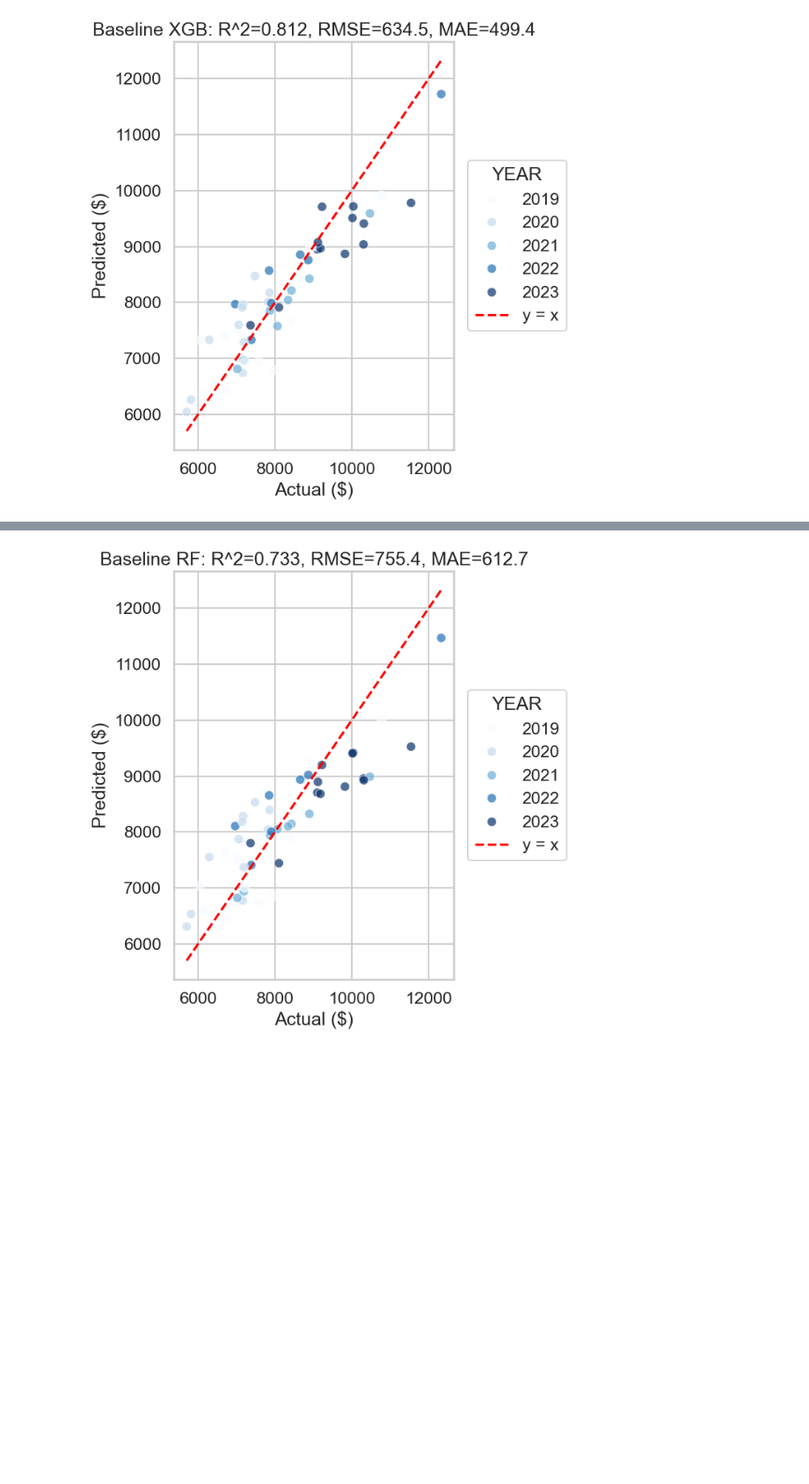
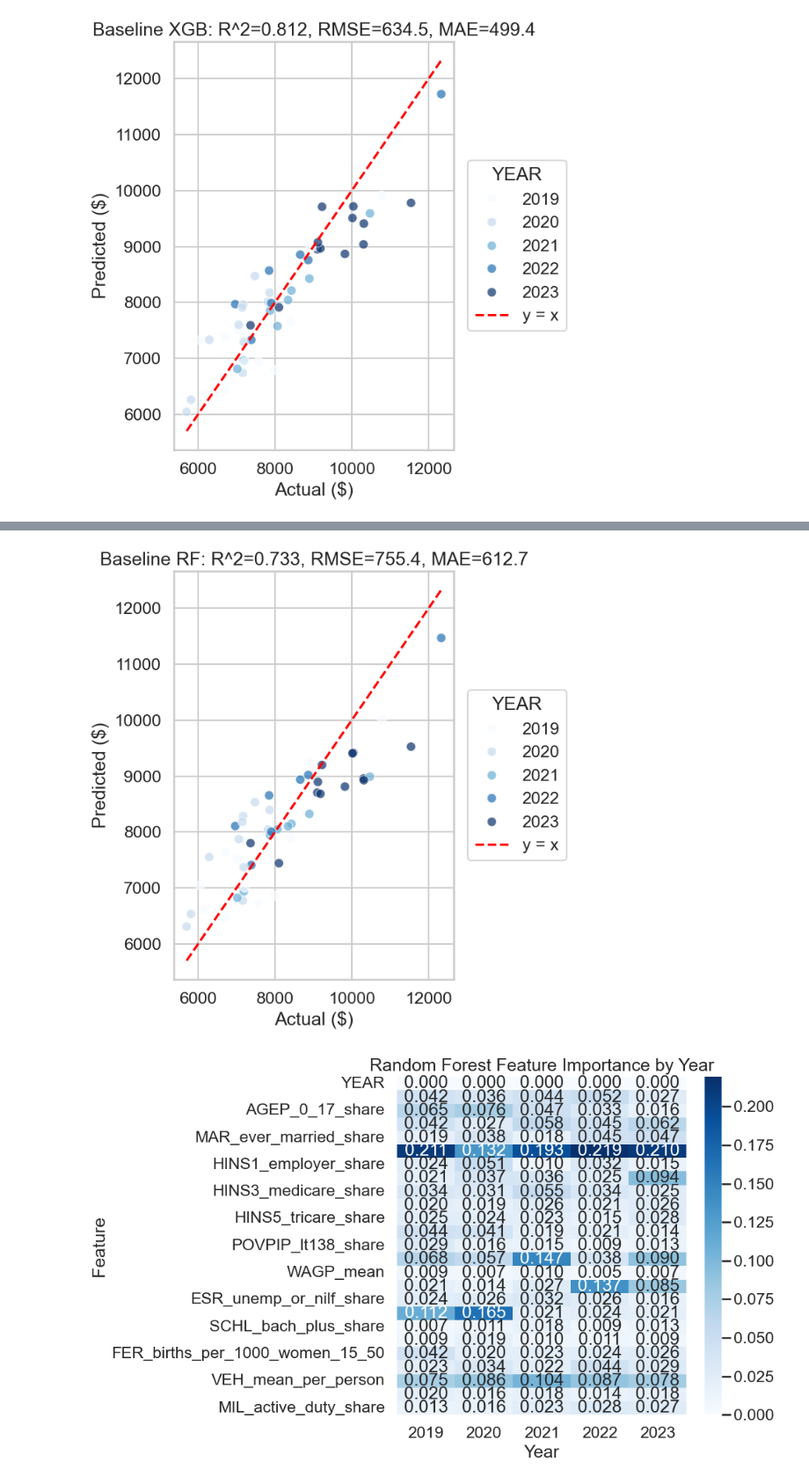
Before and after one commit to SaiShanmukEswarK/Project, a Jupyter notebook: ml_panel.ipynb, the cells around one changed output, grey strips where cells are left out. Shown at 88% size. Cells and saved outputs as stored; diff of their text form; code cells hidden in the pictures; blank space fills up the shorter version.

Commit message:
nice plots

```diff
--- a/ml_panel.ipynb
+++ b/ml_panel.ipynb
@@ -364,21 +337,88 @@ else:
 # %%
+
+# Baseline RF eval plot + per-year feature-importance heatmap
+import seaborn as sns
+import matplotlib.pyplot as plt
+import pandas as pd
+from sklearn.ensemble import RandomForestRegressor
+
+try:
+    from sklearn.metrics import root_mean_squared_error
+except ImportError:  # fallback for older sklearn versions
+    from sklearn.metrics import mean_squared_error
+    def root_mean_squared_error(y_true, y_pred):
+        return mean_squared_error(y_true, y_pred, squared=False)
+from sklearn.metrics import mean_absolute_error, r2_score
+
 sns.set_theme(style="whitegrid", context="talk")
 
-rmse = root_mean_squared_error(y_test, y_pred)
-mae = mean_absolute_error(y_test, y_pred)
-r2 = r2_score(y_test, y_pred)
+# Scatter + metrics (guarded)
+missing = [name for name in ['y_test', 'y_pred', 'X_test'] if name not in globals()]
+if missing:
+    print(f"Skipping scatter/metrics; missing variables: {', '.join(missing)}")
+else:
+    rmse = root_mean_squared_error(y_test, y_pred)
+    mae = mean_absolute_error(y_test, y_pred)
+    r2 = r2_score(y_test, y_pred)
 
-plt.figure(figsize=(7,7))
-sns.scatterplot(x=y_test, y=y_pred,
-                hue=X_test['YEAR'] if 'YEAR' in X_test else None,
-                palette='Blues', alpha=0.7)
-lo, hi = min(y_test.min(), y_pred.min()), max(y_test.max(), y_pred.max())
-plt.plot([lo, hi], [lo, hi], color='red', linestyle='--', label='y = x')
-plt.xlabel('Actual ($)')
-plt.ylabel('Predicted ($)')
-plt.title(f'Baseline RF: R^2={r2:.3f}, RMSE={rmse:,.1f}, MAE={mae:,.1f}')
-plt.legend(title='YEAR', bbox_to_anchor=(1.02, 0.5), loc='center left')
-plt.tight_layout()
-plt.show()
+    plt.figure(figsize=(7, 7))
+    hue_vals = X_test['YEAR'] if 'YEAR' in X_test else None
+    sns.scatterplot(
+        x=y_test,
+        y=y_pred,
+        hue=hue_vals,
+        palette='Blues',
+        alpha=0.7,
+    )
+    lo, hi = min(y_test.min(), y_pred.min()), max(y_test.max(), y_pred.max())
+    plt.plot([lo, hi], [lo, hi], color='red', linestyle='--', label='y = x')
+    plt.xlabel('Actual ($)')
+    plt.ylabel('Predicted ($)')
+    plt.title(f'Baseline RF: R^2={r2:.3f}, RMSE={rmse:,.1f}, MAE={mae:,.1f}')
+    plt.legend(title='YEAR', bbox_to_anchor=(1.02, 0.5), loc='center left')
+    plt.tight_layout()
+    plt.show()
+
+# Feature importance heatmap by year (per-year RF models)
+importance_df = None
+if 'df_state_year' in globals() and 'numeric_cols' in globals():
+    # target column defined earlier as `target`, fallback to default name
+    target_col = 'TOTAL_HEALTH_SPENDING'
+    if 'target' in globals():
+        target_col = target
+
+    rows = []
+    for yr in sorted(df_state_year['YEAR'].unique()):
+        df_y = df_state_year[df_state_year['YEAR'] == yr]
+        if df_y.shape[0] < 10:
+            continue
+        X_y = df_y[numeric_cols]
+        if target_col not in df_y:
+            print(f"Target column '{target_col}' missing for year {yr}; skipping.")
+            continue
+        y_y = df_y[target_col]
+        rf_y = RandomForestRegressor(
+            n_estimators=300,
+            max_depth=10,
+            n_jobs=-1,
+            random_state=42,
+        )
+        rf_y.fit(X_y, y_y)
+        rows.append(pd.Series(rf_y.feature_importances_, index=numeric_cols, name=yr))
+
+    if rows:
+        importance_df = pd.DataFrame(rows).T  # rows=features, cols=years
+        plt.figure(figsize=(10, max(6, len(numeric_cols) * 0.25)))
+        sns.heatmap(importance_df, annot=True, fmt=".3f", cmap="Blues")
+        plt.xlabel("Year")
+        plt.ylabel("Feature")
+        plt.title("Random Forest Feature Importance by Year")
+        plt.tight_layout()
+        plt.show()
+    else:
+        print("No per-year RF importances computed (too few rows or missing target).")
+else:
+    print("Run the RF prep cell so df_state_year and numeric_cols exist, or set feature_year_df manually.")
 # %% [output]
 [figure]
+[figure, added]
```
Also changed, not shown: parts of 6 cells of this notebook, 1 other file.
